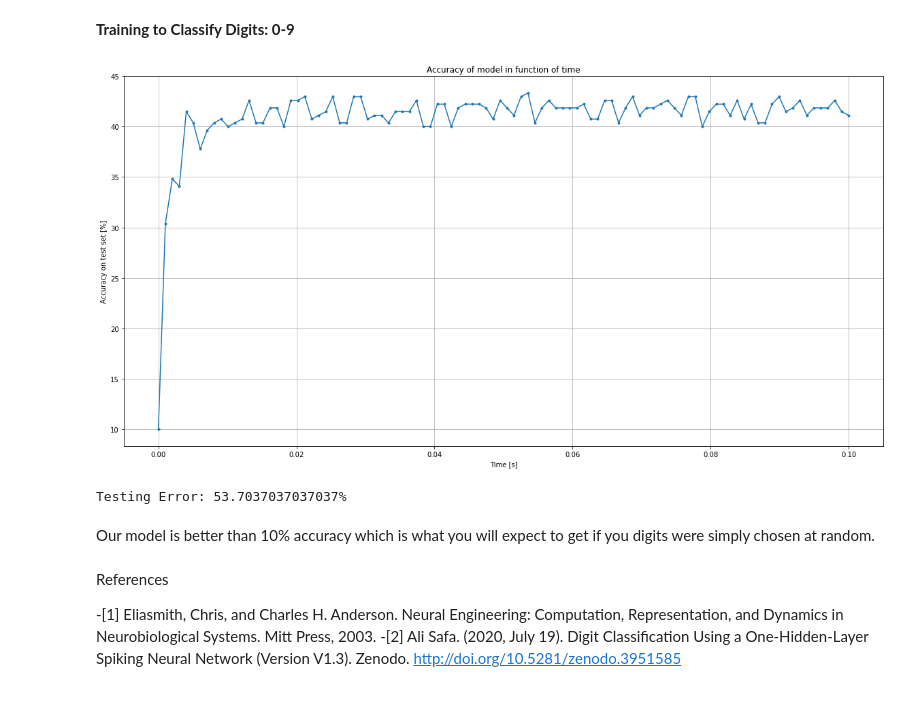
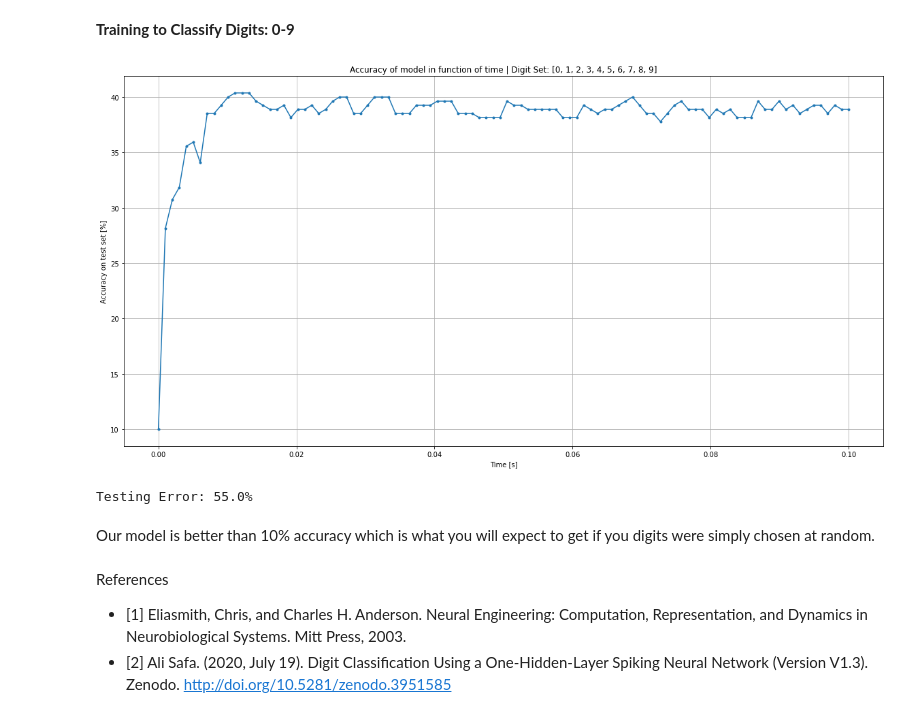
Before and after one commit to Brain-Inspired-Computing/Assignment-2, a Jupyter notebook: Assignment 2 Part 2.ipynb, the cells around one changed output. Cells and saved outputs as stored; diff of their text form; code cells hidden in the pictures.

Commit message:
added digit set to plot titles

```diff
--- a/Assignment 2 Part 2.ipynb
+++ b/Assignment 2 Part 2.ipynb
@@ -71,7 +55,7 @@ enc = OneHotEncoder(handle_unknown='ignore')
 enc.fit(org_y.reshape(-1,1))
 
 #GLOBALS
-def get_digits(arr=[0,1,2,3,4,5,6,7,8,9]):
+def get_digits(arr):
     digit_set = set(arr)
     new_x, new_y = [], []
     for i in range(len(org_x)):
@@ -86,7 +70,6 @@ def get_digits(arr=[0,1,2,3,4,5,6,7,8,9]):
     x_test, x_val, y_test, y_val = train_test_split(x_test, y_test, train_size=0.5, random_state=101,stratify=y_test)
 
 
-
     x, y, x_train, y_train, x_val, y_val, x_test, y_test = np.array(new_x), np.array(new_y), np.array(x_train), np.array(y_train), np.array(x_val), np.array(y_val), np.array(x_test), np.array(y_test)
 
     one_hot_train = enc.transform(y_train.reshape(-1,1)).toarray()
@@ -285,7 +270,7 @@ def simulate_neuron(Tsim, dt, t_rc, t_ref, vrest, vth, J):
 """
 Validation
 """
-def validate():
+def validate(arr):
     num_input = len(x_val)
 
     Tsim = 0.1
@@ -325,7 +310,7 @@ def validate():
     """
     plt.figure(figsize=(20,10))
     plt.plot(t, accuracy_history, '.-')
-    plt.title('Accuracy of model in function of time')
+    plt.title(f'Accuracy of model in function of time | Digit Set: {arr}')
     plt.xlabel('Time [s]')
     plt.ylabel('Accuracy on test set [%]')
     plt.grid('on')
@@ -367,11 +352,8 @@ def test():
 # %%
-def run(arr=None):
-    if not arr:
-        get_digits()
-    else:
-        get_digits(arr)
+def run(arr):
+    get_digits(arr)
     train()
-    validate()
+    validate(arr)
     test()
 # %% [markdown]
 ### 2.2.2
@@ -393,15 +375,15 @@ Testing Error: 35.18518518518518%
 Error increases on digits set 3,8 because 3 and 8 are more similar in terms of how they are written relative to digits 1 and 8 so I would expect our model to have done worse on the digits 3 and 8 which can be seen in these results. It is harder for the model to tell between 3 and 8 than 1 and 8 due to the similarity of 3 and 8.
 # %% [markdown]
 **Training to Classify Digits: 0-9**
-# %%
-run()
-# %% [output]
-[figure, removed]
-Testing Error: 53.7037037037037%
+# %%
+run([0,1,2,3,4,5,6,7,8,9])
+# %% [output]
+[figure, added]
+Testing Error: 55.0%
 # %% [markdown]
 Our model is better than 10% accuracy which is what you will expect to get if you digits were simply chosen at random.
 # %% [markdown]
 References
 
--[1] Eliasmith, Chris, and Charles H. Anderson. Neural Engineering: Computation, Representation, and Dynamics in Neurobiological Systems. Mitt Press, 2003.
--[2] Ali Safa. (2020, July 19). Digit Classification Using a One-Hidden-Layer Spiking Neural Network (Version V1.3). Zenodo. http://doi.org/10.5281/zenodo.3951585
+- [1] Eliasmith, Chris, and Charles H. Anderson. Neural Engineering: Computation, Representation, and Dynamics in Neurobiological Systems. Mitt Press, 2003.
+- [2] Ali Safa. (2020, July 19). Digit Classification Using a One-Hidden-Layer Spiking Neural Network (Version V1.3). Zenodo. http://doi.org/10.5281/zenodo.3951585
```
Also changed, not shown: parts of 5 cells of this notebook.
